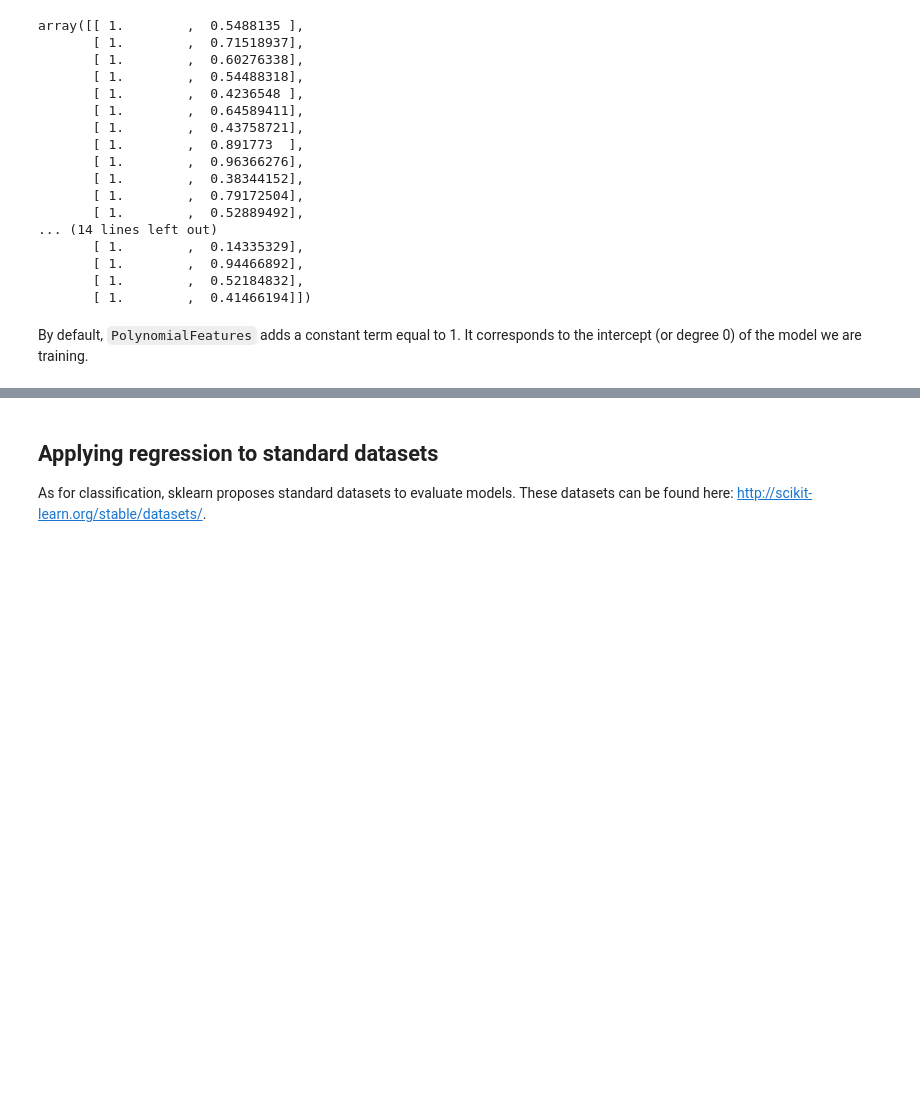
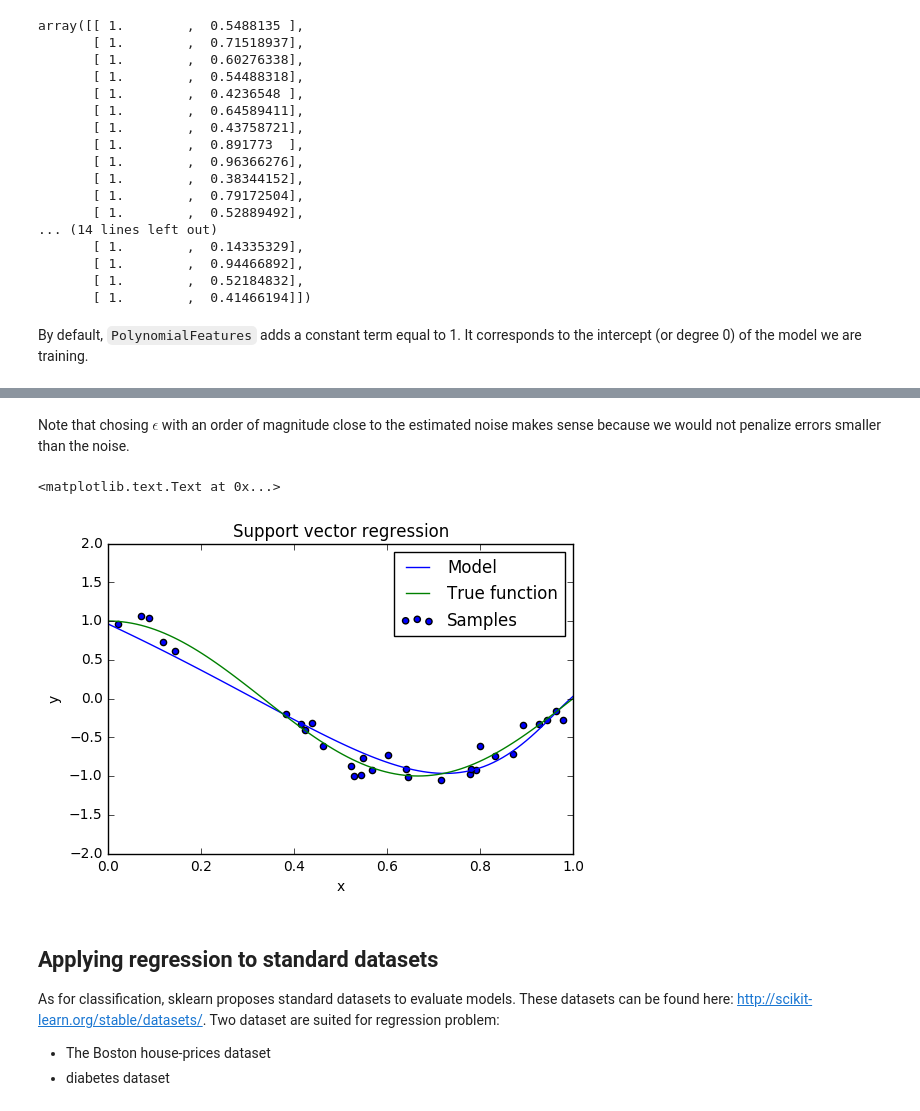
Before and after one commit to azubiolo/lectures, a Jupyter notebook: intro_ml/lab_3/regression_lab.ipynb, the cells around one changed output, grey strips where cells are left out. Drawn from its saved outputs; the diff is of its cells as text; code cells hidden in the pictures; blank space fills up the shorter version.

```diff
--- a/intro_ml/lab_3/regression_lab.ipynb
+++ b/intro_ml/lab_3/regression_lab.ipynb
@@ -222,3 +282,21 @@ from sklearn.svm import SVR
+# %% [markdown]
+Note that chosing $\epsilon$ with an order of magnitude close to the estimated noise makes sense because we would not penalize errors smaller than the noise.
+# %%
+plt.plot(X_test, my_regression.predict(X_test_polynomial), label="Model")
+plt.plot(X_test, my_function(X_test), label="True function")
+plt.scatter(X, y, label="Samples")
+plt.xlabel("x")
+plt.ylabel("y")
+plt.xlim((0, 1))
+plt.ylim((-2, 2))
+plt.legend(loc="best")
+plt.title("Support vector regression")
+# %% [output]
+<matplotlib.text.Text at 0x...>
+[figure, added]
 # %% [markdown]
 ## Applying regression to standard datasets
 As for classification, sklearn proposes standard datasets to evaluate models. These datasets can be found here: http://scikit-learn.org/stable/datasets/.
+Two dataset are suited for regression problem:
+- The Boston house-prices dataset
+- diabetes dataset
```
Also changed, not shown: parts of 41 cells of this notebook.
